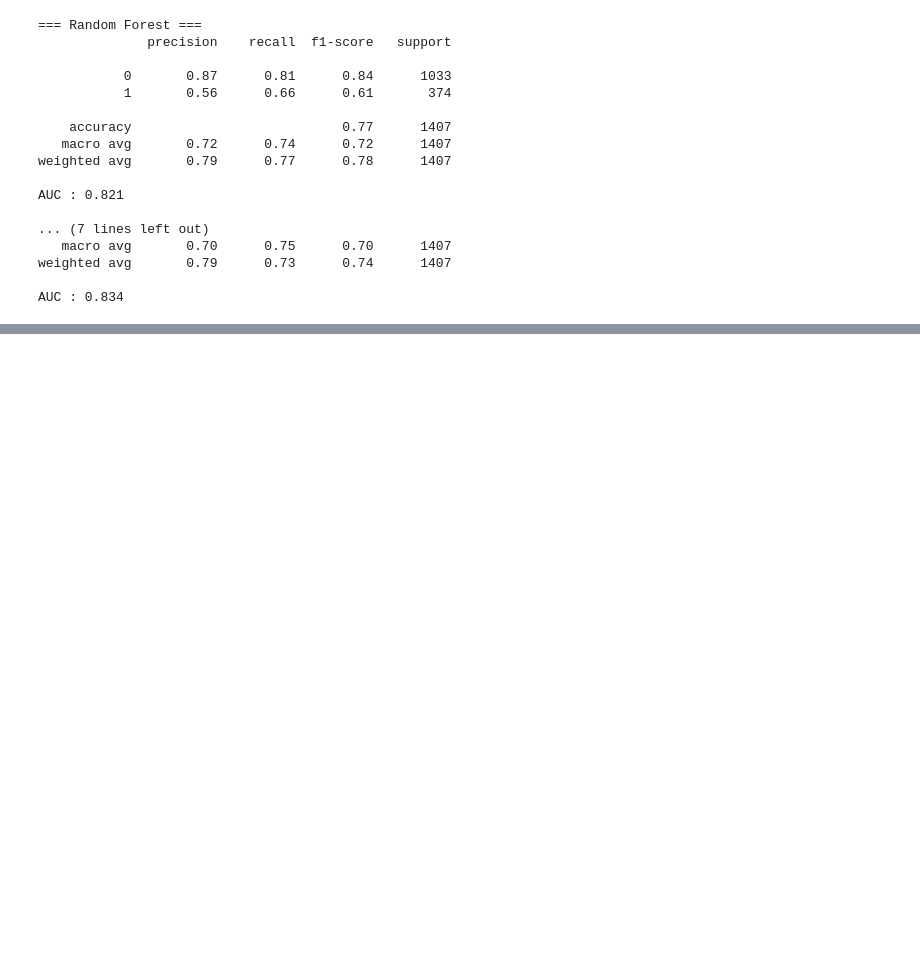
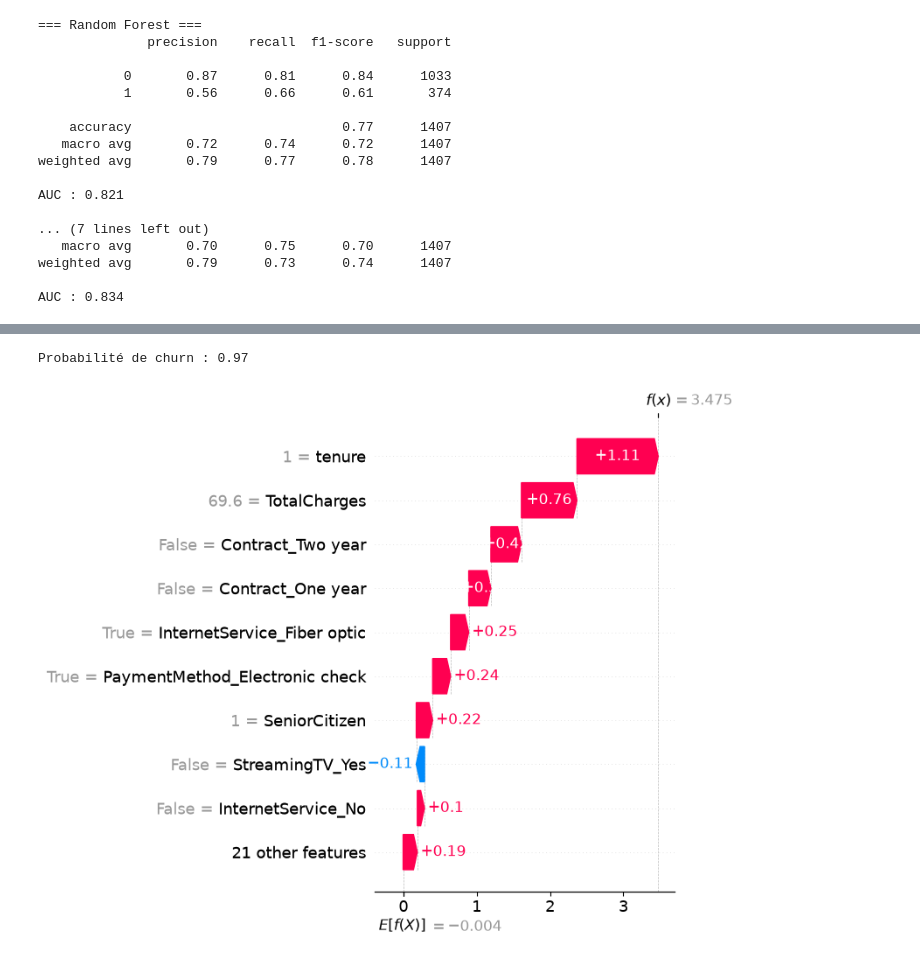
Before and after one commit to Rajae2002/churn-prediction, a Jupyter notebook: notebooks/02_modelisation.ipynb, the cells around one changed output, grey strips where cells are left out. Drawn from its saved outputs; the diff is of its cells as text; code cells hidden in the pictures; blank space fills up the shorter version.

```diff
--- a/notebooks/02_modelisation.ipynb
+++ b/notebooks/02_modelisation.ipynb
@@ -105,0 +137,14 @@ AUC : 0.834
+# %%
+import numpy as np
+
+# Client li 3ndo a3la probabilité de churn
+idx = np.argmax(proba_xgb)
+print("Probabilité de churn :", round(proba_xgb[idx], 3))
+
+shap.plots.waterfall(shap_values[idx], max_display=10, show=False)
+plt.tight_layout()
+plt.savefig("../images/shap_waterfall.png", dpi=150, bbox_inches="tight")
+plt.show()
+# %% [output]
+Probabilité de churn : 0.97
+[figure, added]
```
Also changed, not shown: parts of 4 cells of this notebook, 3 other files.
